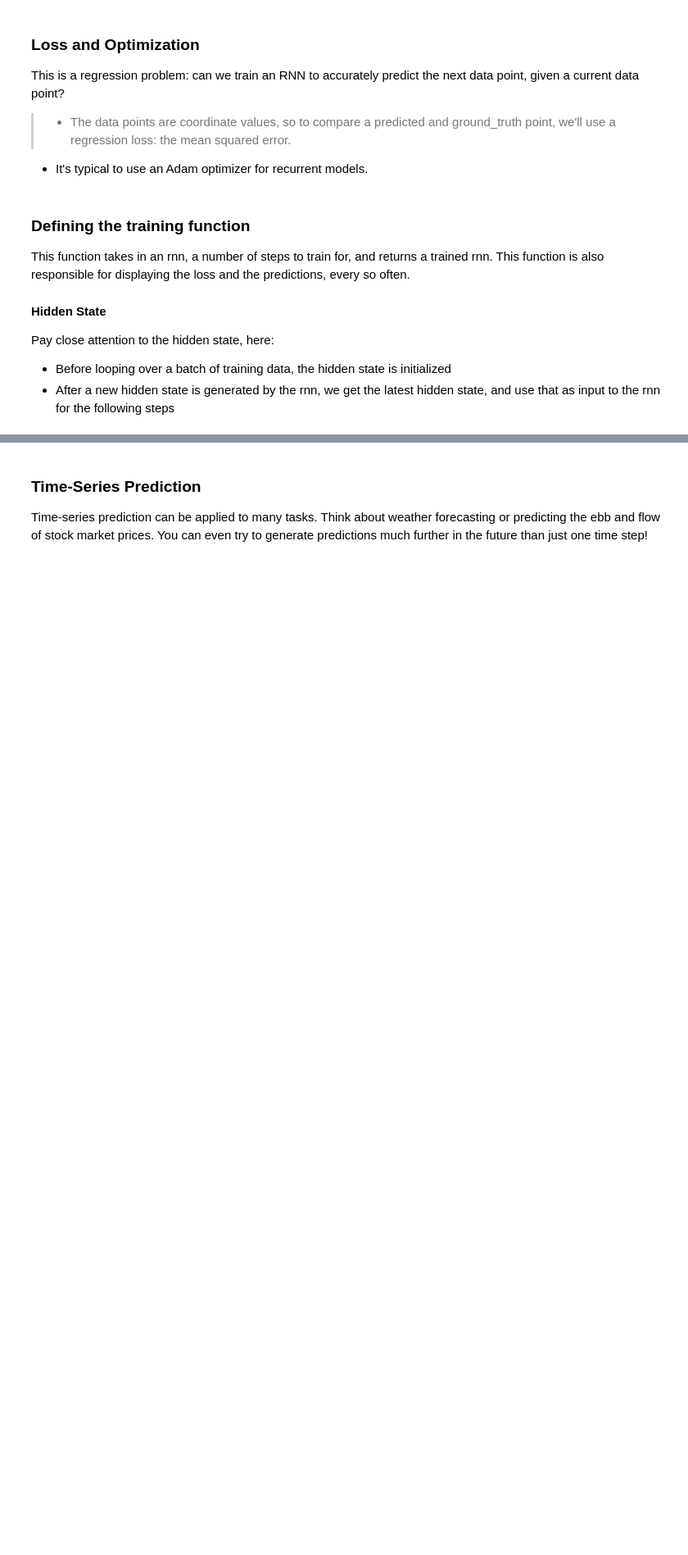
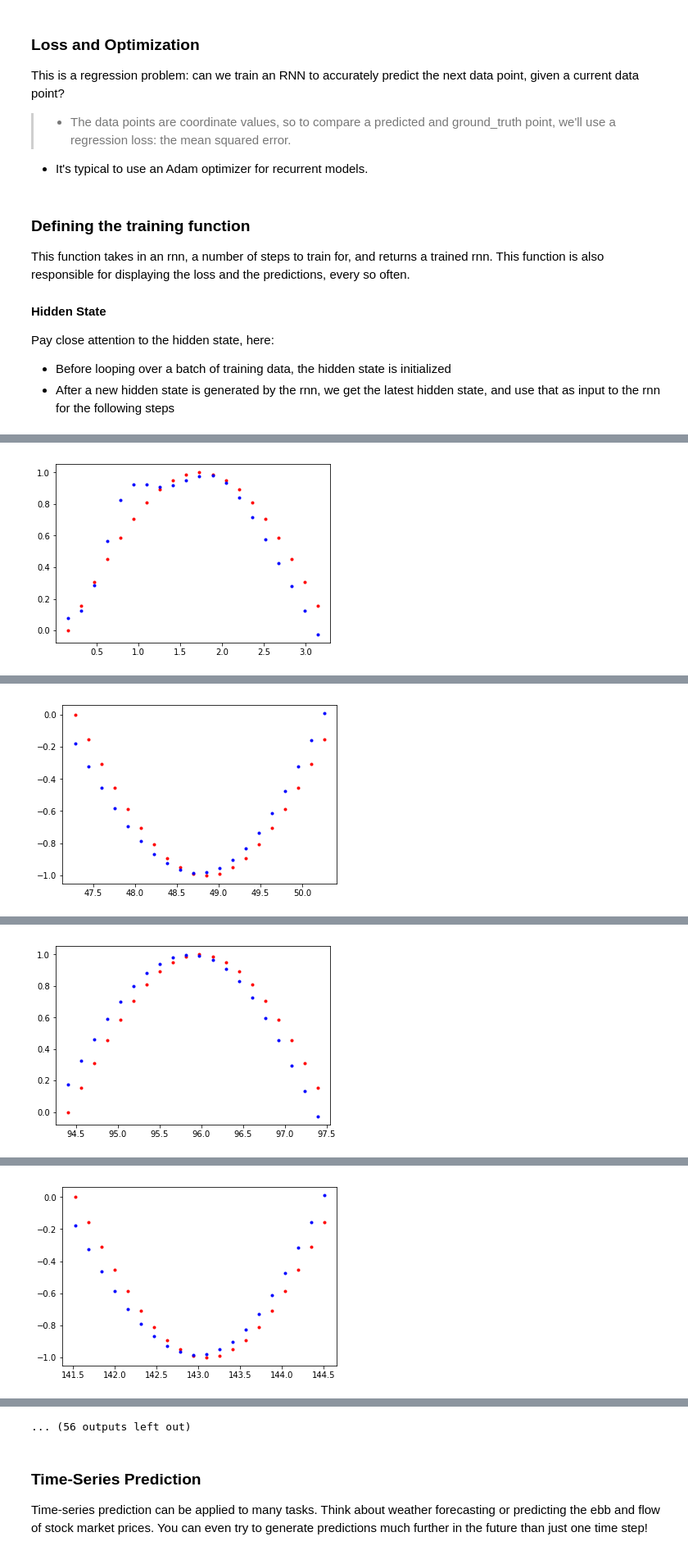
Before and after one commit to llealgt/facebook_pytorch_scolarship, a Jupyter notebook: time-series/Simple_RNN.ipynb, the cells around one changed output, grey strips where cells are left out. Shown at 82% size. Cells and saved outputs as stored; diff of their text form; code cells hidden in the pictures; blank space fills up the shorter version.

```diff
--- a/time-series/Simple_RNN.ipynb
+++ b/time-series/Simple_RNN.ipynb
@@ -180,7 +185,8 @@ def train(rnn, n_steps, print_every):
     return rnn
 # %%
 # train the rnn and monitor results
-n_steps = 75
+n_steps = 500
 print_every = 15
 
 trained_rnn = train(rnn, n_steps, print_every)
+# %% [output]
@@ -186,0 +194 @@ trained_rnn = train(rnn, n_steps, print_every)
+[figure, added]
@@ -186,0 +196 @@ trained_rnn = train(rnn, n_steps, print_every)
+[figure, added]
@@ -186,0 +198 @@ trained_rnn = train(rnn, n_steps, print_every)
+[figure, added]
@@ -186,0 +200 @@ trained_rnn = train(rnn, n_steps, print_every)
+[figure, added]
@@ -187,3 +205,4 @@ trained_rnn = train(rnn, n_steps, print_every)
+... (56 outputs left out)
 # %% [markdown]
 ### Time-Series Prediction
 
```
Also changed, not shown: parts of 4 cells of this notebook.
